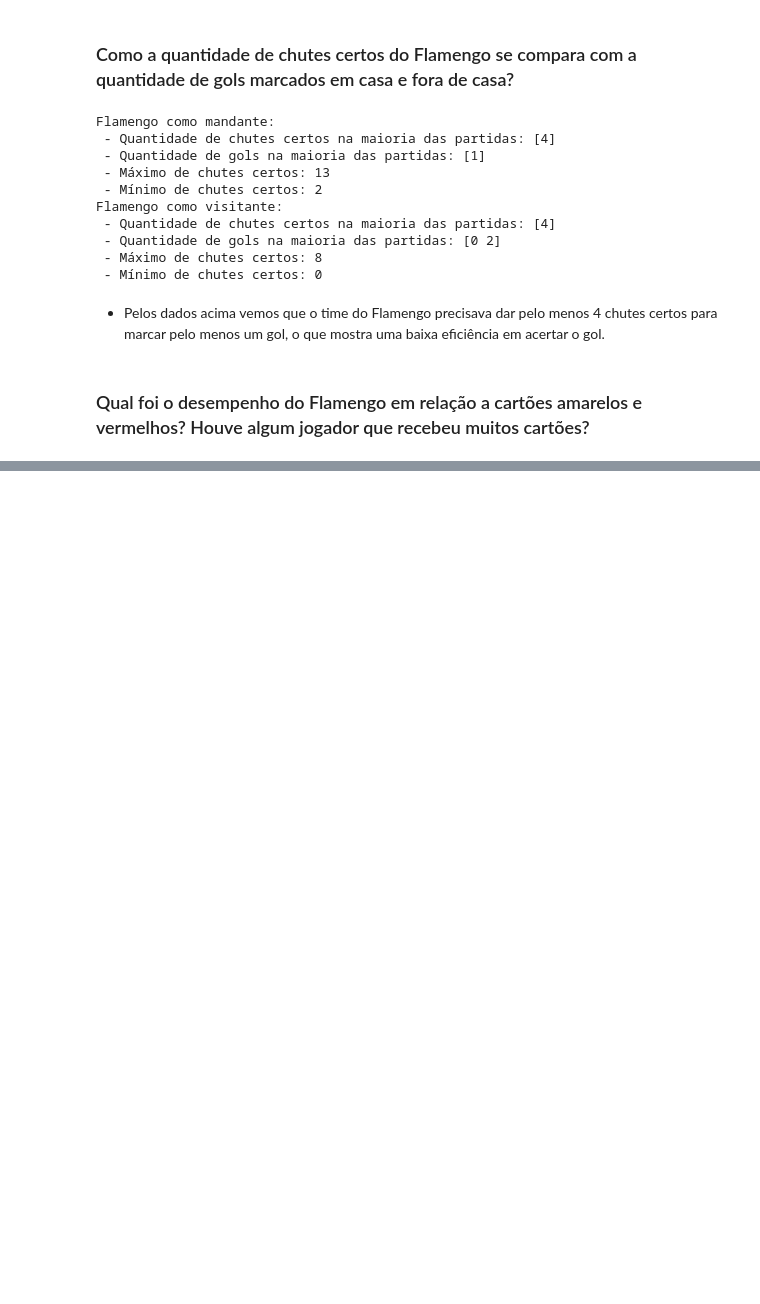
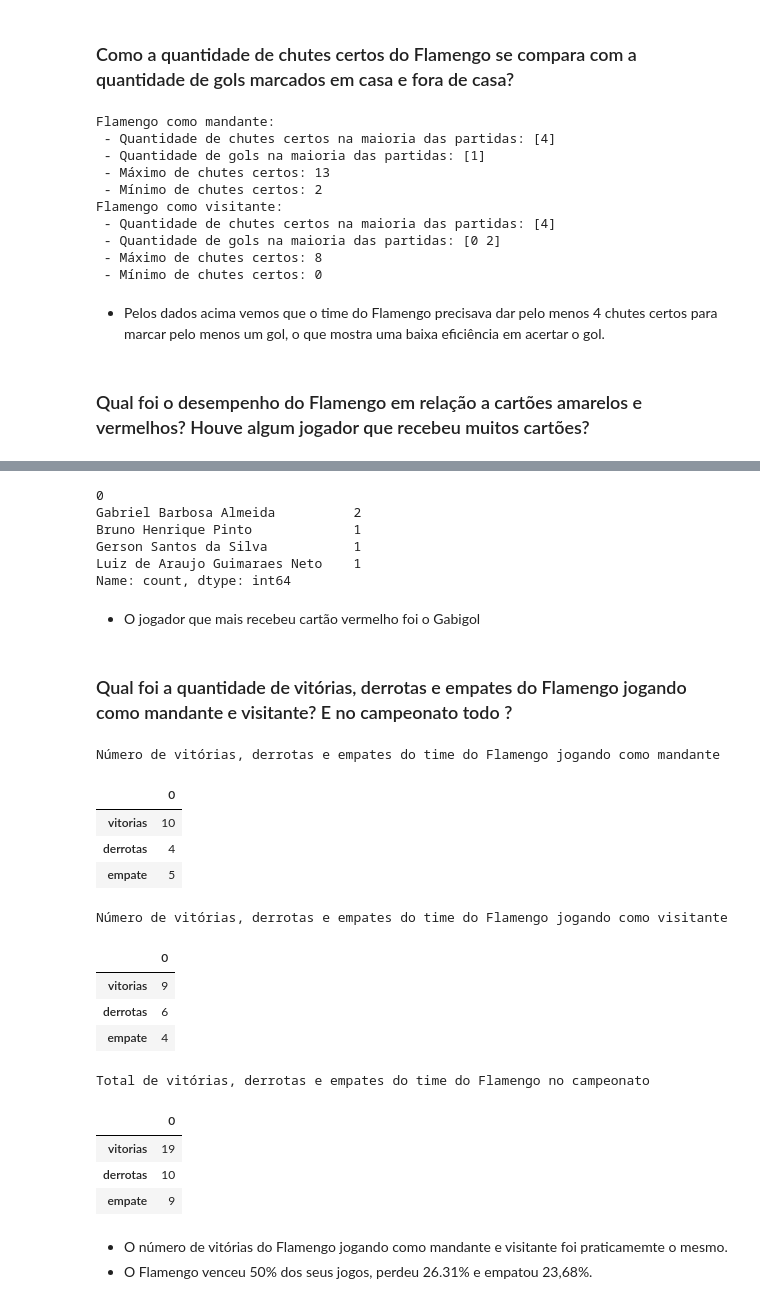
Before and after one commit to Fabio-luiz-sousa/flamengo_analysis_brasileiro_2023, a Jupyter notebook: part_3_eda/eda.ipynb, the cells around one changed output, grey strips where cells are left out. Cells and saved outputs as stored; diff of their text form; code cells hidden in the pictures; blank space fills up the shorter version.

```diff
--- a/part_3_eda/eda.ipynb
+++ b/part_3_eda/eda.ipynb
@@ -504,0 +593,67 @@ for i in array_info_red_cards_away:
+# %%
+total_number_red_cards_players.value_counts()
+# %% [output]
+0
+Gabriel Barbosa Almeida          2
+Bruno Henrique Pinto             1
+Gerson Santos da Silva           1
+Luiz de Araujo Guimaraes Neto    1
+Name: count, dtype: int64
+# %% [markdown]
+- O jogador que mais recebeu cartão vermelho foi o Gabigol
+# %% [markdown]
+### Qual foi a quantidade de vitórias, derrotas e empates do Flamengo jogando como mandante e visitante? E no campeonato todo ?
+# %%
+# função que calcula a quantidade de vitórias, derrotas e empates do time do Flamengo no campeonato
+def which_team_win_or_defeat_or_draw(df):
+    list_number_win = list()
+    list_number_defeat = list()
+    list_draw = list()
+    for i in df.index:
+        if df['placar_time_casa'][i] > df['placar_time_visitante'][i]:
+            if df['time_casa'][i] == 'Flamengo':
+                list_number_win.append(1)
+            else:
+                list_number_defeat.append(1)
+        elif df['placar_time_casa'][i] < df['placar_time_visitante'][i]:
+            if df['time_visitante'][i] == 'Flamengo':
+                list_number_win.append(1)
+            else:
+                list_number_defeat.append(1)
+        elif df['placar_time_casa'][i] == df['placar_time_visitante'][i]:
+            list_draw.append(1)
+
+    df_number_win_defeat_draw = pd.DataFrame(data=[sum(list_number_win),sum(list_number_defeat),sum(list_draw)],index = ['vitorias','derrotas','empate'])
+    return df_number_win_defeat_draw
+
+
+number_win_defeat_draw_home = which_team_win_or_defeat_or_draw(flamengo_home)
+number_win_defeat_draw_away = which_team_win_or_defeat_or_draw(flamengo_away)
+# %%
+print('Número de vitórias, derrotas e empates do time do Flamengo jogando como mandante')
+display(number_win_defeat_draw_home)
+
+print('Número de vitórias, derrotas e empates do time do Flamengo jogando como visitante')
+display(number_win_defeat_draw_away)
+
+print('Total de vitórias, derrotas e empates do time do Flamengo no campeonato')
+display(number_win_defeat_draw_home + number_win_defeat_draw_away)
+# %% [output]
+Número de vitórias, derrotas e empates do time do Flamengo jogando como mandante
+|  | 0 |
+| vitorias | 10 |
+| derrotas | 4 |
+| empate | 5 |
+Número de vitórias, derrotas e empates do time do Flamengo jogando como visitante
+|  | 0 |
+| vitorias | 9 |
+| derrotas | 6 |
+| empate | 4 |
+Total de vitórias, derrotas e empates do time do Flamengo no campeonato
+|  | 0 |
+| vitorias | 19 |
+| derrotas | 10 |
+| empate | 9 |
+# %% [markdown]
+- O número de vitórias do Flamengo jogando como mandante e visitante foi praticamemte o mesmo.
+- O Flamengo venceu 50% dos seus jogos, perdeu 26.31%  e empatou 23,68%.
```
Also changed, not shown: parts of 14 cells of this notebook, 1 other file.
